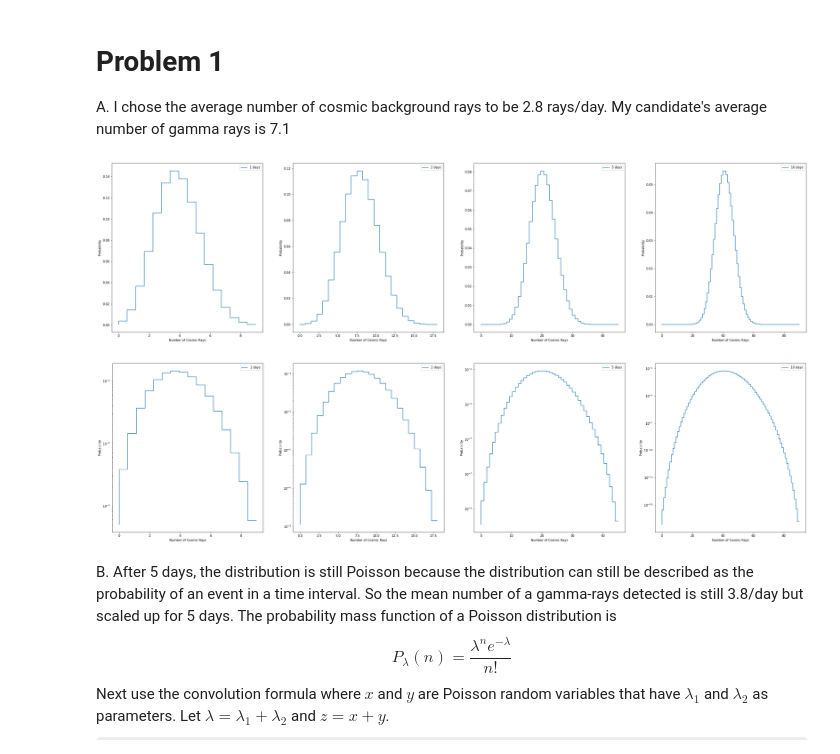
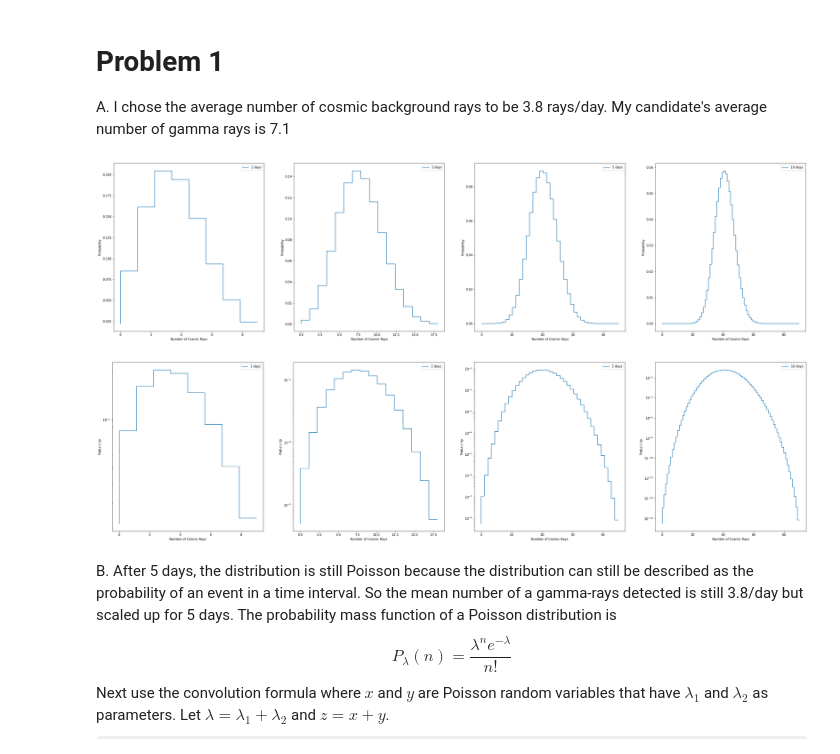
Before and after one commit to bvshih/PHYS434, a Jupyter notebook: Lab2/Lab2.ipynb, the cells around one changed output. Saved outputs shown, nothing was run; the diff lists cells and outputs as text; code cells hidden in the pictures; some formulas as TeX source.

```diff
--- a/Lab2/Lab2.ipynb
+++ b/Lab2/Lab2.ipynb
@@ -7,36 +7,36 @@ from scipy import stats
 # %% [markdown]
 # Problem 1
 
-A. I chose the average number of cosmic background rays to be 2.8 rays/day. My candidate's average number of gamma rays is 7.1
+A. I chose the average number of cosmic background rays to be 3.8 rays/day. My candidate's average number of gamma rays is 7.1
 # %%
 day_avg = 3.8
 rays_emitted = 7.1
 # %%
 all_pdf = []
 all_x = []
 
 x = np.arange(stats.poisson.ppf(0.01,day_avg), stats.poisson.ppf(0.99,day_avg))
 poisson_pdf = stats.poisson.pmf(x, day_avg)
 
-#sum over 1, 2, and 5 days
+#sum over 1, 2, 5, and 10 days
 n = [1, 2, 5,10]
 for i in n:
     conv_i = poisson_pdf
-    for j in range(i):
+    for j in range(i-1):
         conv_i = np.convolve(poisson_pdf, conv_i)
     x_i = np.linspace(i*stats.poisson.ppf(0.01,day_avg), i*stats.poisson.ppf(0.99,day_avg), num = len(conv_i))
     all_pdf.append(conv_i)
     all_x.append(x_i)
 
 fig, ax = plt.subplots(1, len(n), figsize = (len(n)*10,10))
 for i in range(len(n)):
     ax[i].step(all_x[i], all_pdf[i], label = str(n[i])+' days')
     ax[i].set_xlabel('Number of Cosmic Rays')
     ax[i].set_ylabel('Probability')
     ax[i].legend()
 plt.show()
 # %% [output]
-[figure, old version]
+[figure, new version]
 # %%
 fig, ax = plt.subplots(1, len(n), figsize = (len(n)*10,10))
 for i in range(len(n)):
@@ -47,7 +47,7 @@ for i in range(len(n)):
     ax[i].legend()
 plt.show()
 # %% [output]
-[figure, old version]
+[figure, new version]
 # %% [markdown]
 B. After 5 days, the distribution is still Poisson because the distribution can still be described as the probability of an event in a time interval. So the mean number of a gamma-rays detected is still 3.8/day but scaled up for 5 days.
 The probability mass function of a Poisson distribution is
```
Also changed, not shown: parts of 8 cells of this notebook, 1 other file.
